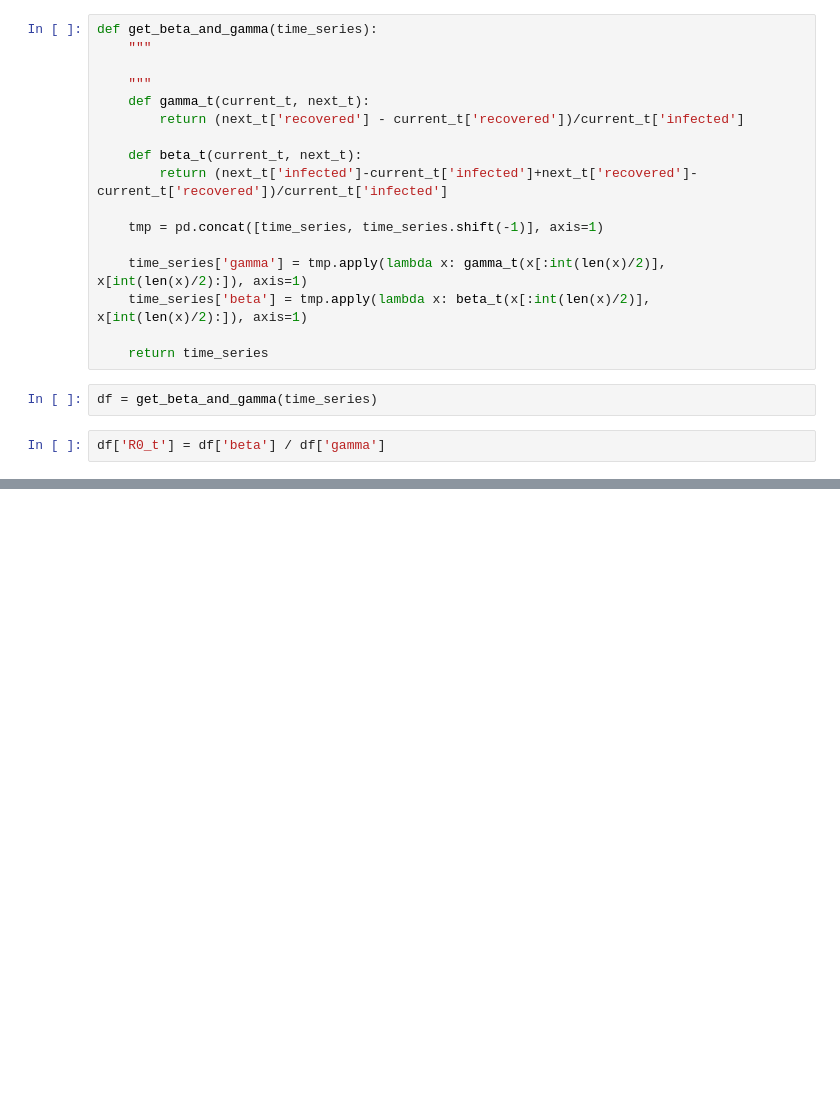
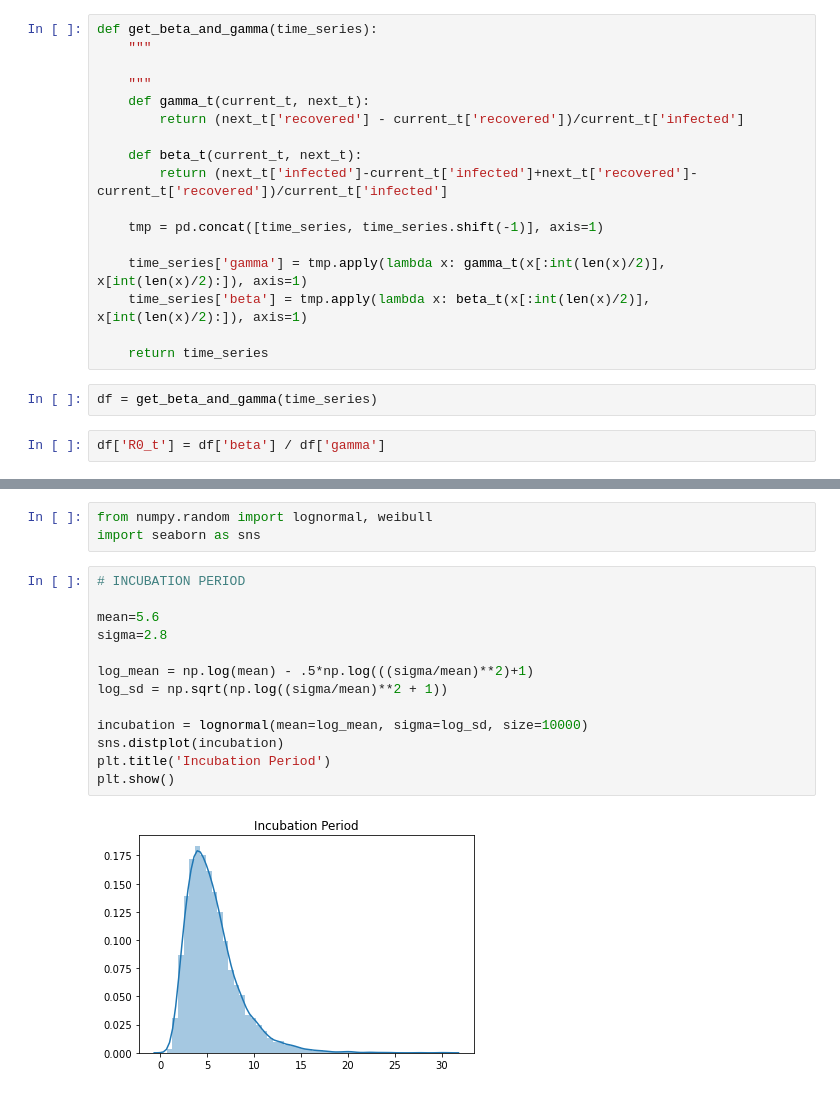
Before and after one commit to yambanis/CovidMDP, a Jupyter notebook: notebooks/spread_modeling/Automated Planning Modeling.ipynb, the cells around one changed output, grey strips where cells are left out. Saved outputs shown, nothing was run; the diff lists cells and outputs as text; blank space fills up the shorter version.

Commit message:
Real data analysis and periods distributions modeling

```diff
--- a/notebooks/spread_modeling/Automated Planning Modeling.ipynb
+++ b/notebooks/spread_modeling/Automated Planning Modeling.ipynb
@@ -195,0 +242,18 @@ df.describe()
+# %%
+from numpy.random import lognormal, weibull
+import seaborn as sns
+# %%
+# INCUBATION PERIOD
+
+mean=5.6
+sigma=2.8
+
+log_mean = np.log(mean) - .5*np.log(((sigma/mean)**2)+1)
+log_sd = np.sqrt(np.log((sigma/mean)**2 + 1))
+
+incubation = lognormal(mean=log_mean, sigma=log_sd, size=10000)
+sns.distplot(incubation)
+plt.title('Incubation Period')
+plt.show()
+# %% [output]
+[figure, added]
```
Also changed, not shown: parts of 10 cells of this notebook, 2 other files.
